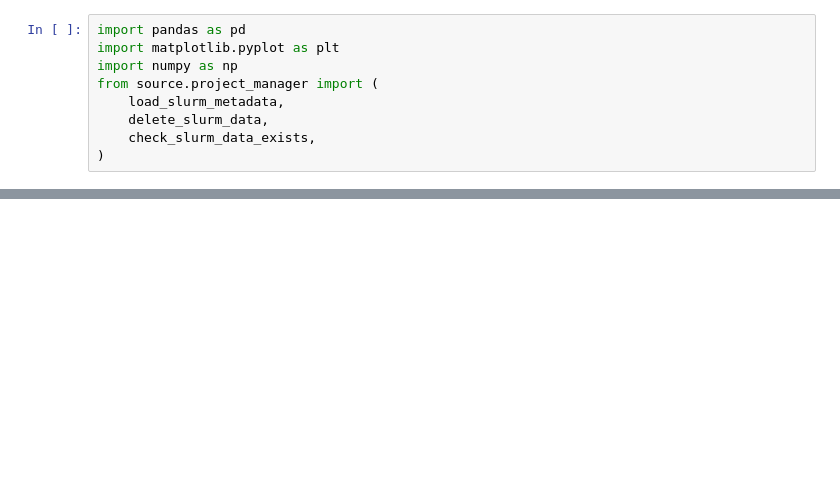
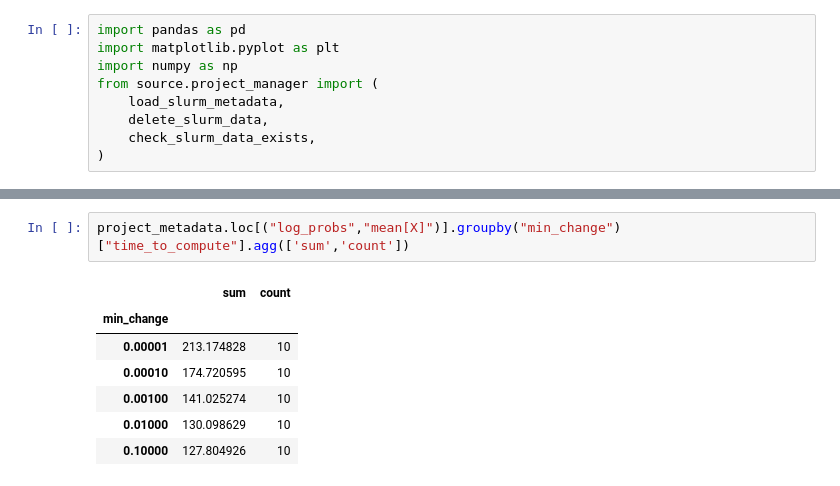
Before and after one commit to Amir-Mehrpanah/On-Spectral-Properties-of-Gradient-based-Explanation-Methods-ECCV24, a Jupyter notebook: slurm_api.ipynb, the cells around one changed output, grey strips where cells are left out. Drawn from its saved outputs; the diff is of its cells as text; blank space fills up the shorter version.

```diff
--- a/slurm_api.ipynb
+++ b/slurm_api.ipynb
@@ -40,0 +55,10 @@ plt.imshow(temp[1])
+# %%
+project_metadata.loc[("log_probs","mean[X]")].groupby("min_change")["time_to_compute"].agg(['sum','count'])
+# %% [output]
+|  | sum | count |
+| min_change |  |  |
+| 0.00001 | 213.174828 | 10 |
+| 0.00010 | 174.720595 | 10 |
+| 0.00100 | 141.025274 | 10 |
+| 0.01000 | 130.098629 | 10 |
+| 0.10000 | 127.804926 | 10 |
```
Also changed, not shown: parts of 11 cells of this notebook, 11 other files.
